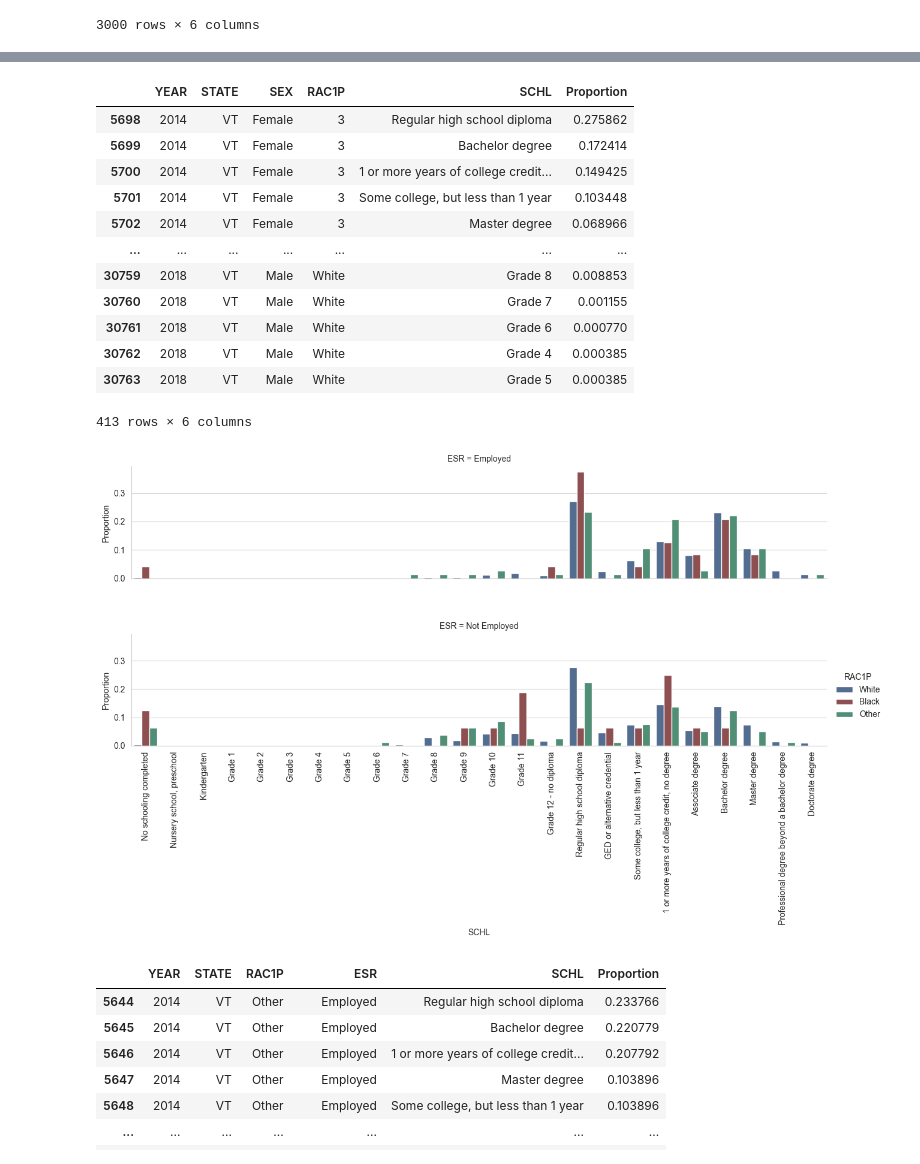
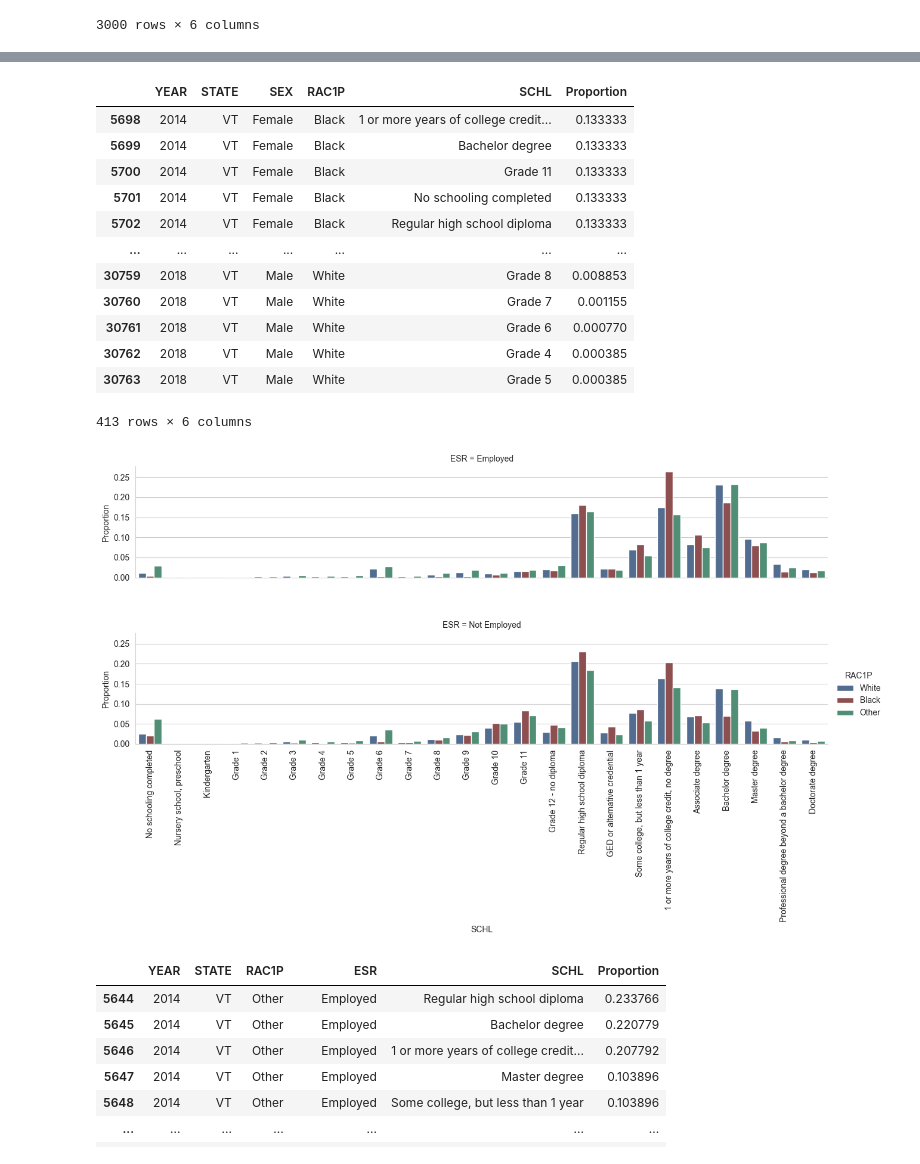
Before and after one commit to SaraBonati/fair_ml_thesis, a Jupyter notebook: notebooks/figures.ipynb, the cells around one changed output, grey strips where cells are left out. Saved outputs shown, nothing was run; the diff lists cells and outputs as text; code cells hidden in the pictures.

```diff
--- a/notebooks/figures.ipynb
+++ b/notebooks/figures.ipynb
@@ -177,7 +177,7 @@ df1.loc[df1['SEX'] == 2, 'SEX'] = 'Female'
 
 df1.loc[df1['RAC1P'] == 1, 'RAC1P'] = 'White'
 df1.loc[df1['RAC1P'] == 2, 'RAC1P'] = 'Black'
-df1.loc[df1['RAC1P'] == 3, 'Other'] = 'Other'
+df1.loc[df1['RAC1P'] == 3, 'RAC1P'] = 'Other'
 
 df1.loc[df1['ESR'] == 1, 'ESR'] = 'Employed'
 df1.loc[df1['ESR'] == 0, 'ESR'] = 'Not Employed'
@@ -313,11 +310,11 @@ edu_df
 edu_df[edu_df['STATE']=='VT']
 # %% [output]
 |  | YEAR | STATE | SEX | RAC1P | SCHL | Proportion |
-| 5698 | 2014 | VT | Female | 3 | Regular high school diploma | 0.275862 |
-| 5699 | 2014 | VT | Female | 3 | Bachelor degree | 0.172414 |
-| 5700 | 2014 | VT | Female | 3 | 1 or more years of college credit... | 0.149425 |
-| 5701 | 2014 | VT | Female | 3 | Some college, but less than 1 year | 0.103448 |
-| 5702 | 2014 | VT | Female | 3 | Master degree | 0.068966 |
+| 5698 | 2014 | VT | Female | Black | 1 or more years of college credit... | 0.133333 |
+| 5699 | 2014 | VT | Female | Black | Bachelor degree | 0.133333 |
+| 5700 | 2014 | VT | Female | Black | Grade 11 | 0.133333 |
+| 5701 | 2014 | VT | Female | Black | No schooling completed | 0.133333 |
+| 5702 | 2014 | VT | Female | Black | Regular high school diploma | 0.133333 |
 | ... | ... | ... | ... | ... | ... | ... |
 | 30759 | 2018 | VT | Male | White | Grade 8 | 0.008853 |
 | 30760 | 2018 | VT | Male | White | Grade 7 | 0.001155 |
@@ -329,39 +326,39 @@ edu_df[edu_df['STATE']=='VT']
 edu_df2 = df1.groupby(by=['YEAR','STATE','RAC1P','ESR'])['SCHL'].value_counts(normalize=True).to_frame\
     ('Proportion')\
     .reset_index()
-edu_df2.loc[edu_df2['RAC1P']==3,'RAC1P']='Other'
 
-g = sns.catplot(data=edu_df2[(edu_df2['YEAR']==2014)&(edu_df2['STATE'].isin(['VT']))],
+
+g = sns.catplot(data=edu_df2[(edu_df2['YEAR']==2014)&(edu_df2['STATE'].isin(['CA']))],
                 x="SCHL",
                 y='Proportion',
                 hue="RAC1P",
                 row='ESR',
                 order=[ "No schooling completed","Nursery school, preschool","Kindergarten","Grade 1","Grade 2",
 "Grade 3",
 "Grade 4",
 "Grade 5",
 "Grade 6",
 "Grade 7",
  "Grade 8",
 "Grade 9",
 "Grade 10",
 "Grade 11",
     "Grade 12 - no diploma",
    "Regular high school diploma",
    "GED or alternative credential",
   "Some college, but less than 1 year",
     "1 or more years of college credit, no degree",
     "Associate degree",
     "Bachelor degree",
 "Master degree",
 "Professional degree beyond a bachelor degree",
 "Doctorate degree"], hue_order=['White','Black','Other'],palette={'White':'#476C9B','Black':'#984447',
                                                                   'Other':'#469978'},
             kind='bar', errorbar=None, aspect=2.5)
 plt.xticks(rotation=90)
 plt.subplots_adjust(bottom=0.5,hspace=0.5)
 # %% [output]
-[figure, old version]
+[figure, new version]
 # %%
 edu_df2[(edu_df2['YEAR']==2014)&(edu_df2['STATE'].isin(['VT']))]
 # %% [output]
```
Also changed, not shown: parts of 9 cells of this notebook.
